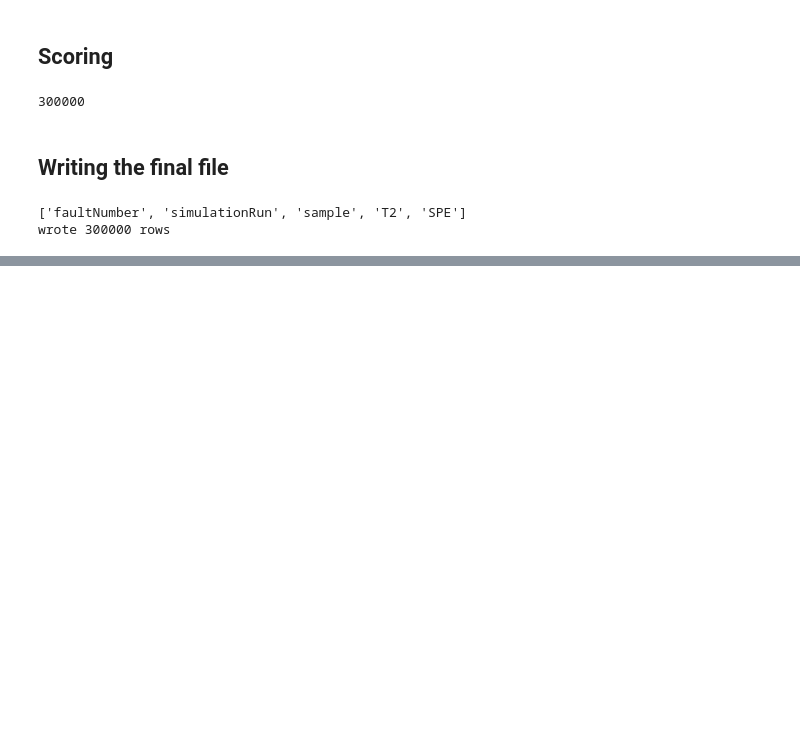
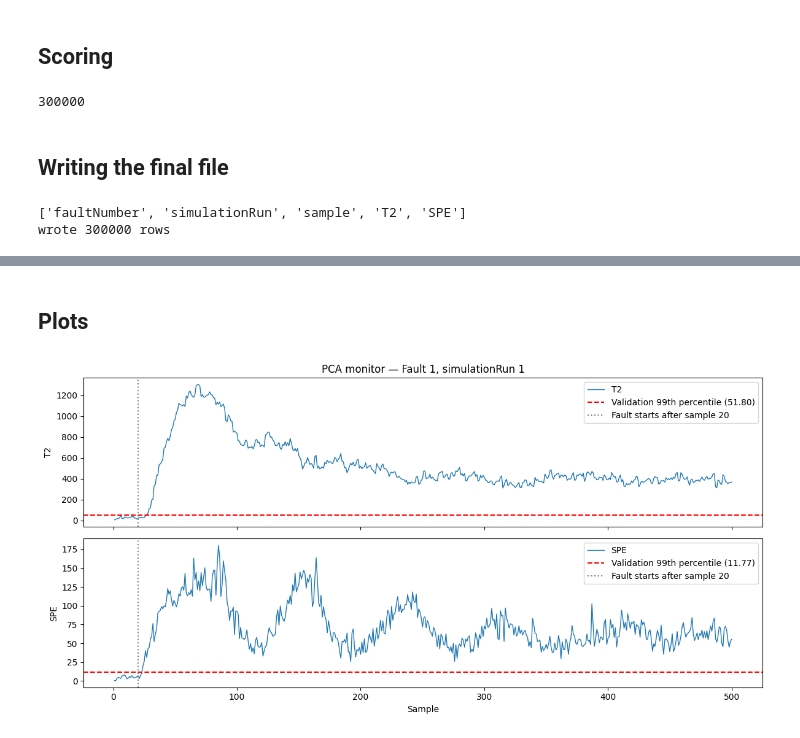
Before and after one commit to vidhi-ds-24/System-and-Toolchains-for-AI-Engineers---Mini-Project-, a Jupyter notebook: notebooks/PCA_v0.1.ipynb, the cells around one changed output, grey strips where cells are left out. Cells and saved outputs as stored; diff of their text form; code cells hidden in the pictures; blank space fills up the shorter version.

```diff
--- a/notebooks/PCA_v0.1.ipynb
+++ b/notebooks/PCA_v0.1.ipynb
@@ -250,0 +274,14 @@ wrote 300000 rows
+# %%
+validation_scores = scores.filter(
+    (pl.col("faultNumber") == 0) & pl.col("simulationRun").is_between(301, 400)
+)
+
+thresholds = pl.DataFrame({
+    "detector": ["T2", "SPE"],
+    "threshold": [
+        float(np.quantile(validation_scores["T2"].to_numpy(), 0.99)),
+        float(np.quantile(validation_scores["SPE"].to_numpy(), 0.99)),
+    ],
+})
+write_pca_rows(results_dir / "thresholds.csv", thresholds, ["detector"])
+print(pl.read_csv(results_dir / "thresholds.csv"))
@@ -250,0 +424,27 @@ wrote 300000 rows
+# %% [markdown]
+## Plots
+# %%
+import matplotlib.pyplot as plt
+
+run1 = scores.filter(
+    (pl.col("faultNumber") == 1) & (pl.col("simulationRun") == 1)
+).sort("sample")
+
+fig, axes = plt.subplots(2, 1, figsize=(12, 6), sharex=True)
+for ax, column in ((axes[0], "T2"), (axes[1], "SPE")):
+    threshold = threshold_lookup[column]
+    ax.plot(run1["sample"], run1[column], lw=1, label=column)
+    ax.axhline(
+        threshold, color="red", linestyle="--",
+        label=f"Validation 99th percentile ({threshold:.2f})",
+    )
+    ax.axvline(20, color="gray", linestyle=":", label="Fault starts after sample 20")
+    ax.set_ylabel(column)
+    ax.legend()
+axes[0].set_title("PCA monitor — Fault 1, simulationRun 1")
+axes[1].set_xlabel("Sample")
+fig.tight_layout()
+fig.savefig(results_dir / "pca_fault1_plot.png", dpi=150)
+plt.show()
+# %% [output]
+[figure, added]
```
Also changed, not shown: parts of 9 cells of this notebook, 7 other files.
